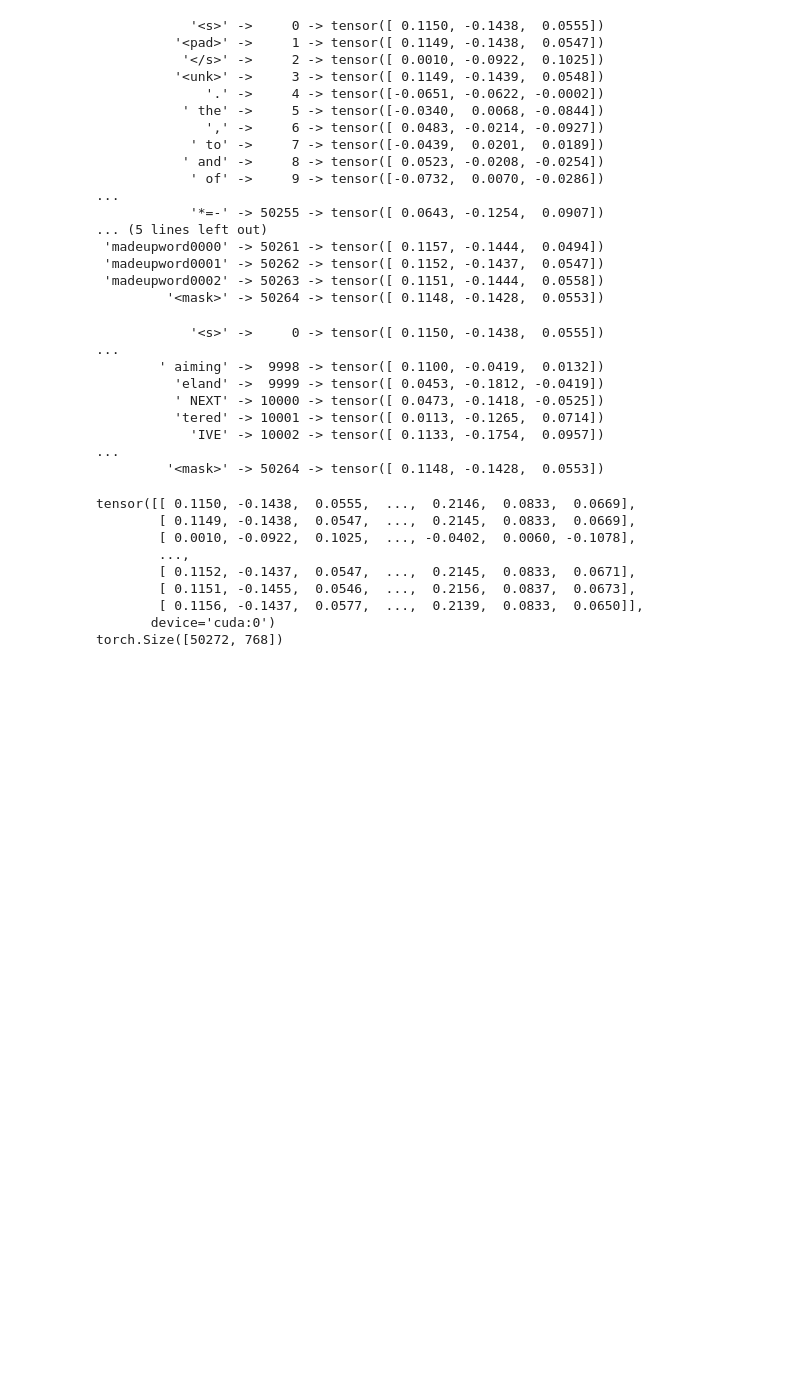
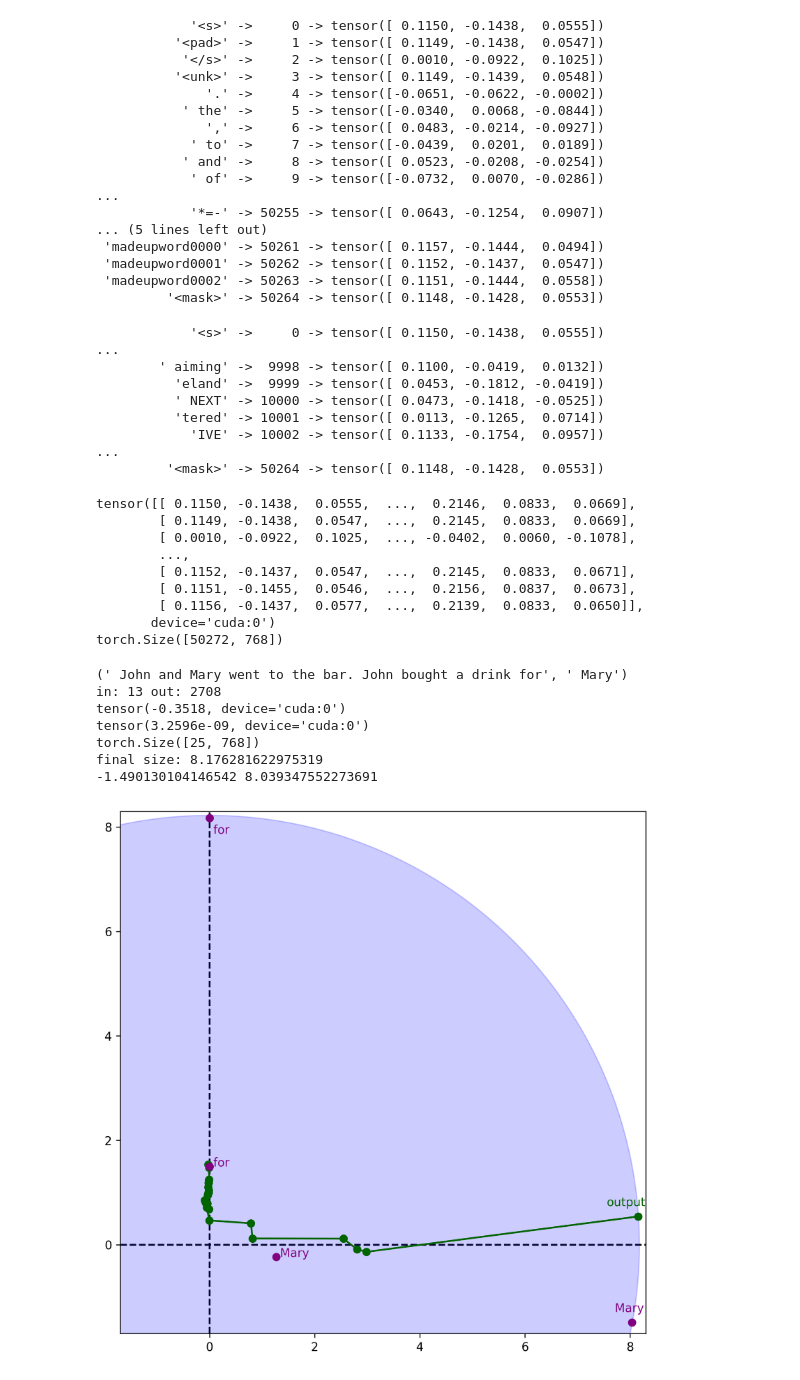
Before and after one commit to nickypro/separability, a Jupyter notebook: examples/embeddings.ipynb, the cells around one changed output. Cells and saved outputs as stored; diff of their text form; code cells hidden in the pictures; blank space fills up the shorter version.

Commit message:
updated embeddings notebook

```diff
--- a/examples/embeddings.ipynb
+++ b/examples/embeddings.ipynb
@@ -237,3 +237,79 @@ tensor([[ 0.1150, -0.1438,  0.0555,  ...,  0.2146,  0.0833,  0.0669],
         [ 0.1156, -0.1437,  0.0577,  ...,  0.2139,  0.0833,  0.0650]],
        device='cuda:0')
 torch.Size([50272, 768])
+# %%
+text = " John and Mary went to the bar. John bought a drink for"
+
+print( opt.predict(text, num=1) )
+in_str = " for"
+out_str = " Mary"
+in_token  = opt.tokenizer.encode(in_str)[-1:][0]
+out_token = opt.tokenizer.encode(out_str)[-1:][0]
+print('in:', in_token, 'out:', out_token)
+
+in_vec = opt.get_inputs_embeds(input_ids=torch.tensor([in_token]).to(opt.device))[0].detach()
+out_vec = opt.get_inputs_embeds(input_ids=torch.tensor([out_token]).to(opt.device))[0].detach()
+
+# get basis of two orthogonal vectors
+vec_x = in_vec / in_vec.norm()
+vec_y = out_vec - vec_x * torch.dot(vec_x, out_vec)
+vec_y = vec_y / vec_y.norm()
+
+print(torch.dot(in_vec, out_vec))
+print(torch.dot(vec_x, vec_y))
+
+# save coords
+in_vec_x = torch.dot(in_vec, vec_x).cpu().item()
+in_vec_y = torch.dot(in_vec, vec_y).cpu().item()
+out_vec_x = torch.dot(out_vec, vec_x).cpu().item()
+out_vec_y = torch.dot(out_vec, vec_y).cpu().item()
+
+residual = opt.get_residual_stream(text).transpose(0, 1)[-1]
+print(residual.shape)
+
+xs, ys = [], []
+for vec in residual:
+   xs.append(torch.dot(vec, vec_x).cpu().item())
+   ys.append(torch.dot(vec, vec_y).cpu().item())
+
+final_size = ( xs[-1]**2 + ys[-1]**2 )**(0.5)
+print("final size:", final_size)
+marker_size = 9 * 10 * final_size
+
+plt.figure(figsize=(8, 8))
+MIN, MAX = -1.7, 8.3
+plt.xlim(MIN, MAX)
+plt.ylim(MIN, MAX)
+plt.hlines(0, MIN, MAX, linestyles='dashed', colors='black')
+plt.vlines(0, MIN, MAX, linestyles='dashed', colors='black')
+plt.plot(0,0, marker='o', color='blue', markersize=730, alpha=0.2)
+
+plt.plot(ys, xs, color='darkgreen', marker='o', linestyle='solid')
+plt.annotate("output", (ys[-1]-0.6, xs[-1]+0.2), color='darkgreen')
+
+# plot token points
+plt.plot(in_vec_y, in_vec_x, marker='o', color='purple')
+plt.plot(out_vec_y, out_vec_x, marker='o', color='purple')
+plt.annotate(in_str, (in_vec_y, in_vec_x), color='purple')
+plt.annotate(out_str, (out_vec_y, out_vec_x), color='purple')
+
+# scaled token points
+in_vec_x_scaled = in_vec_x * final_size / in_vec.norm().cpu().item()
+in_vec_y_scaled = in_vec_y * final_size / in_vec.norm().cpu().item()
+out_vec_x_scaled = out_vec_x * final_size / out_vec.norm().cpu().item()
+out_vec_y_scaled = out_vec_y * final_size / out_vec.norm().cpu().item()
+plt.plot(in_vec_y_scaled, in_vec_x_scaled, marker='o', color='purple')
+plt.plot(out_vec_y_scaled, out_vec_x_scaled, marker='o', color='purple')
+plt.annotate(in_str, (in_vec_y_scaled, in_vec_x_scaled-0.3), color='purple')
+plt.annotate(out_str, (out_vec_y_scaled-0.4, out_vec_x_scaled+0.2), color='purple')
+
+print(out_vec_x_scaled, out_vec_y_scaled)
+# %% [output]
+(' John and Mary went to the bar. John bought a drink for', ' Mary')
+in: 13 out: 2708
+tensor(-0.3518, device='cuda:0')
+tensor(3.2596e-09, device='cuda:0')
+torch.Size([25, 768])
+final size: 8.176281622975319
+-1.490130104146542 8.039347552273691
+[figure, added]
```
